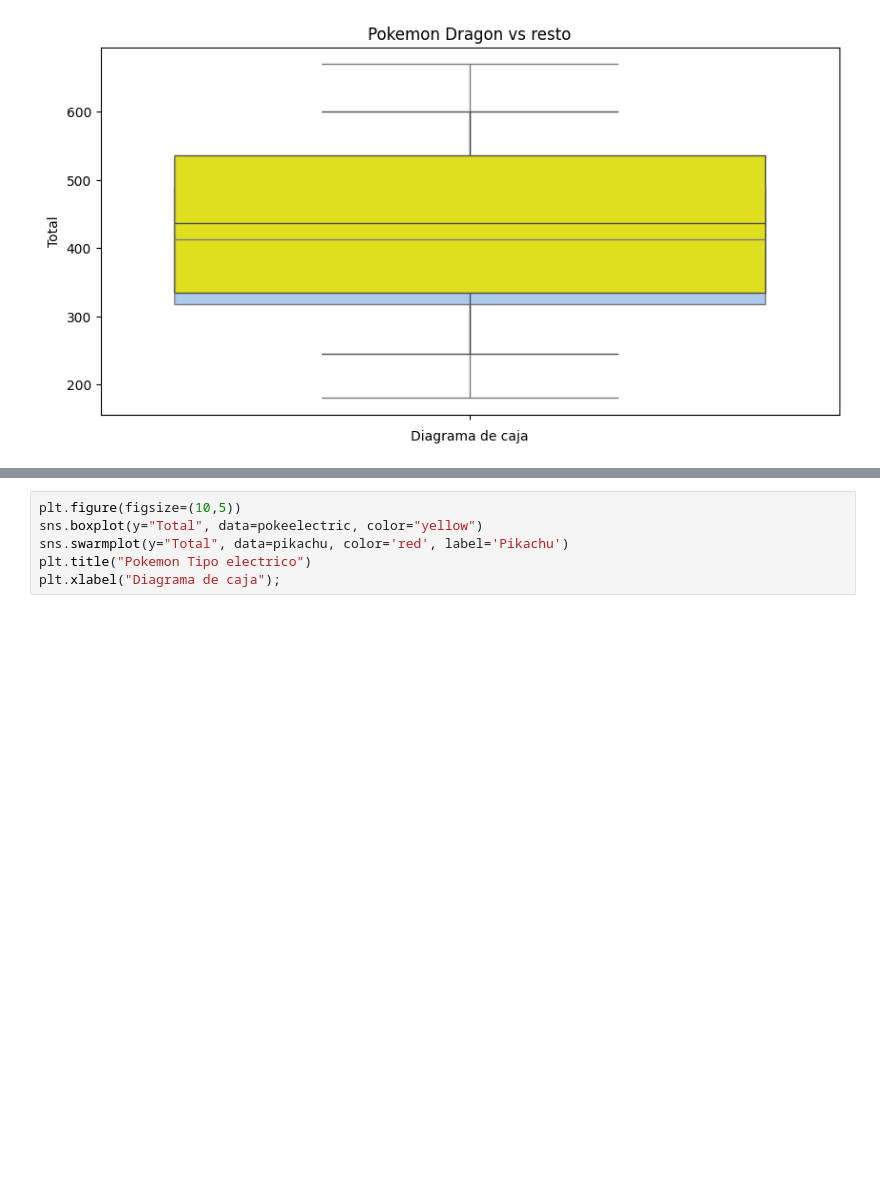
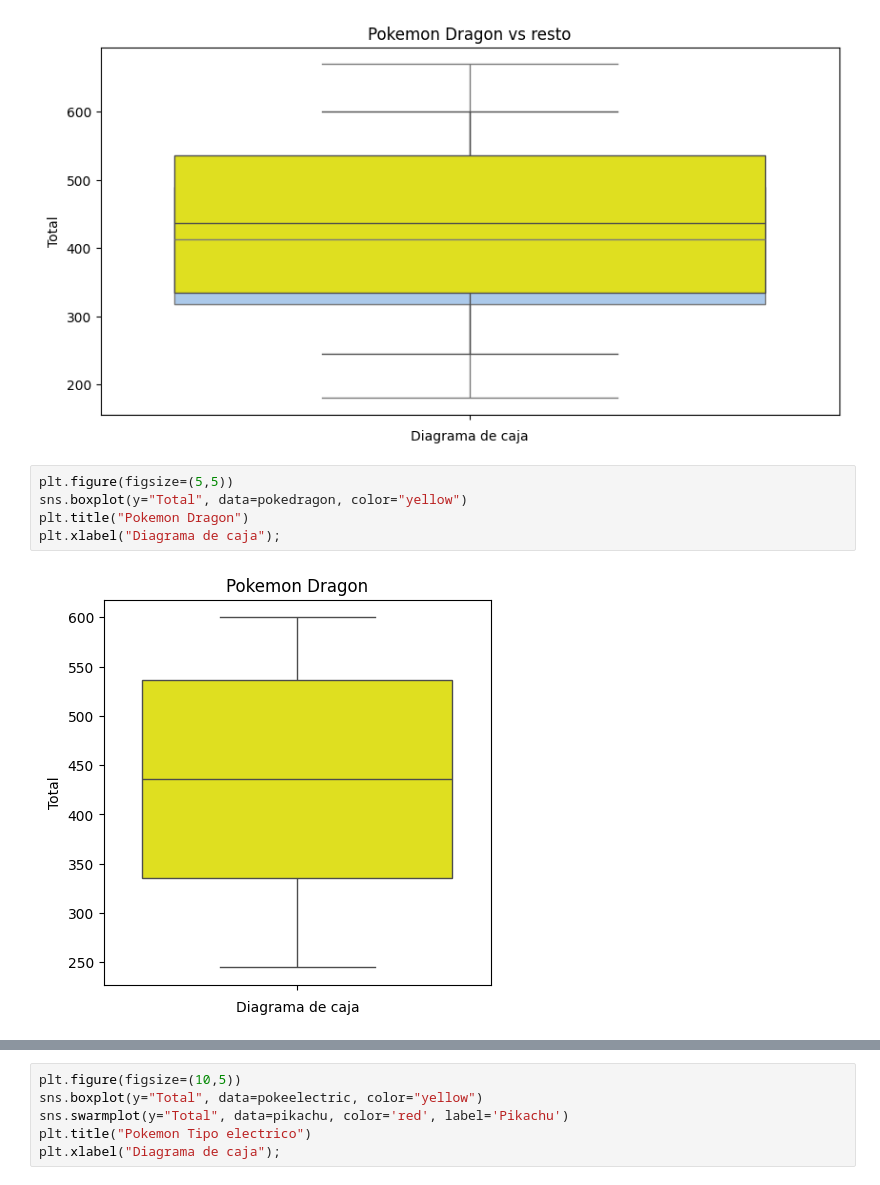
Before and after one commit to Volkmar87/EDA_Pokemon, a Jupyter notebook: 1-Memoria_EDA.ipynb, the cells around one changed output, grey strips where cells are left out. Drawn from its saved outputs; the diff is of its cells as text; blank space fills up the shorter version.

```diff
--- a/1-Memoria_EDA.ipynb
+++ b/1-Memoria_EDA.ipynb
@@ -752,3 +760,10 @@ Passing `palette` without assigning `hue` is deprecated and will be removed in v
 
   sns.boxplot(y="Total", data=pokefiltnodrag,  palette="pastel")
 [figure]
+# %%
+plt.figure(figsize=(5,5))
+sns.boxplot(y="Total", data=pokedragon, color="yellow")
+plt.title("Pokemon Dragon")
+plt.xlabel("Diagrama de caja");
+# %% [output]
+[figure, added]
```
Also changed, not shown: parts of 13 cells of this notebook.
